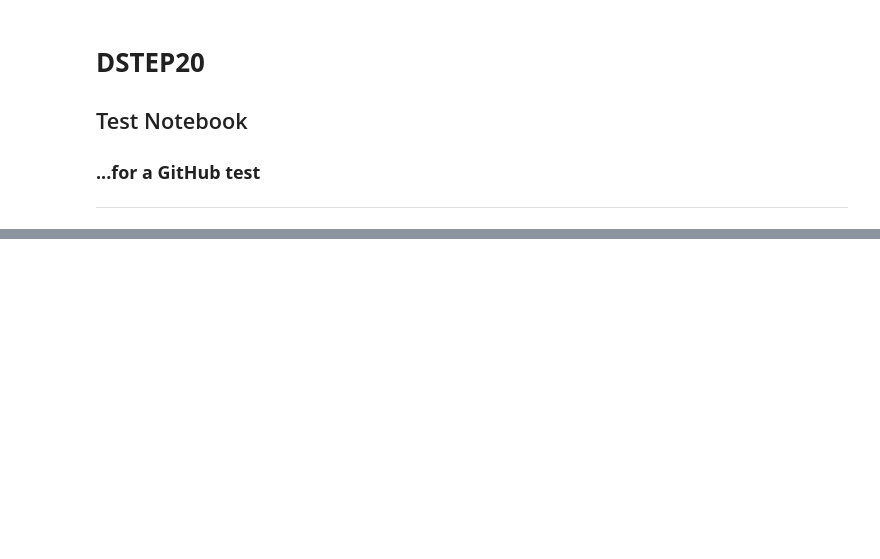
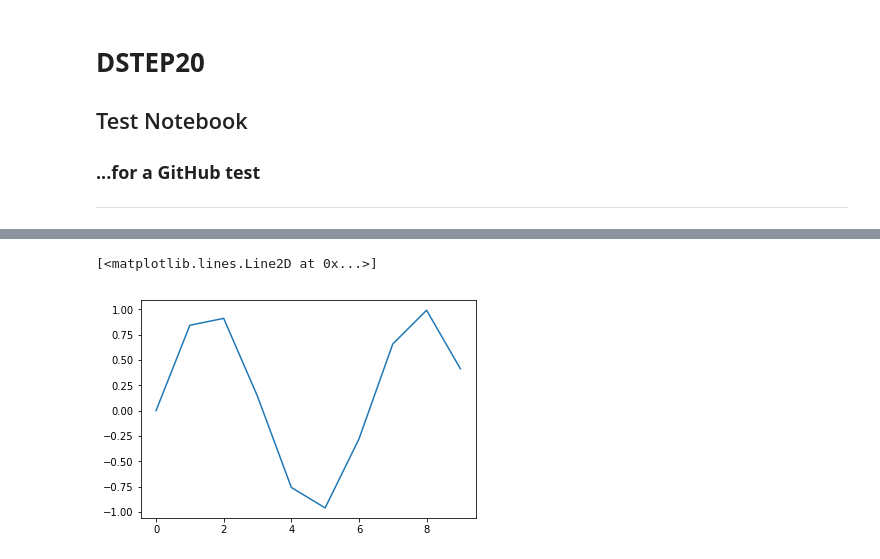
Before and after one commit to fagan2888/dstep20, a Jupyter notebook: test_notebook.ipynb, the cells around one changed output, grey strips where cells are left out. Cells and saved outputs as stored; diff of their text form; code cells hidden in the pictures; blank space fills up the shorter version.

Commit message:
added a new plot

```diff
--- a/test_notebook.ipynb
+++ b/test_notebook.ipynb
@@ -23,0 +26,5 @@ plt.plot(np.arange(10.)**0.5)
+# %%
+plt.plot(np.sin(np.arange(10.)))
+# %% [output]
+[<matplotlib.lines.Line2D at 0x...>]
+[figure, added]
```
Also changed, not shown: parts of 3 cells of this notebook.
